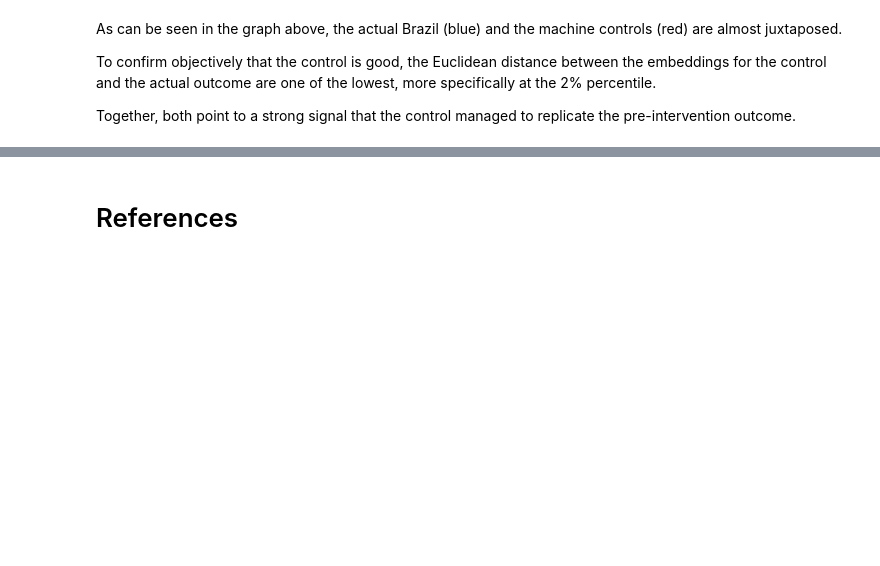
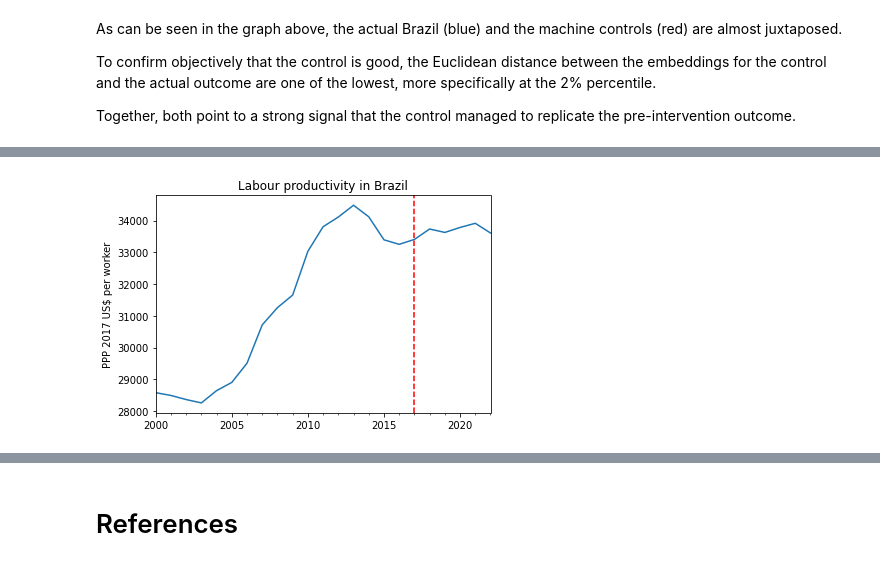
Before and after one commit to dkgaraujo/gingado, a Jupyter notebook: 00_estimators.ipynb, the cells around one changed output, grey strips where cells are left out. Saved outputs shown, nothing was run; the diff lists cells and outputs as text; code cells hidden in the pictures; blank space fills up the shorter version.

```diff
--- a/00_estimators.ipynb
+++ b/00_estimators.ipynb
@@ -663,0 +707,9 @@ Together, both point to a strong signal that the control managed to replicate th
+# %%
+ax = synth_BR.predict(X, y).plot(legend=False)
+ax.axvline(x='2017-11-11', color='r', linestyle='--')
+plt.ylabel('PPP 2017 US$ per worker')
+plt.xlabel('')
+plt.title("Labour productivity in Brazil")
+plt.show()
+# %% [output]
+[figure, added]
```
Also changed, not shown: parts of 8 cells of this notebook, 2 other files.
